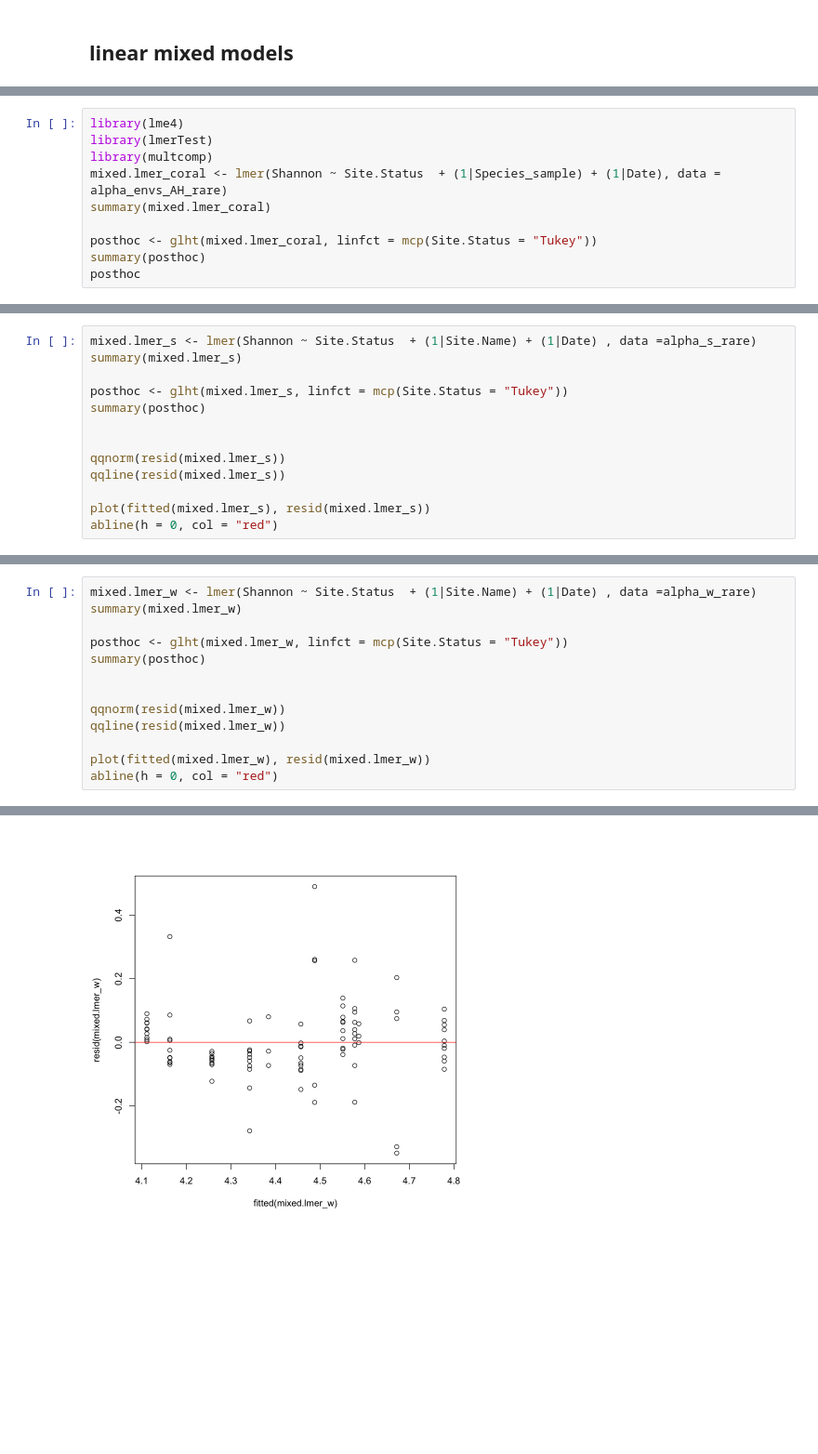
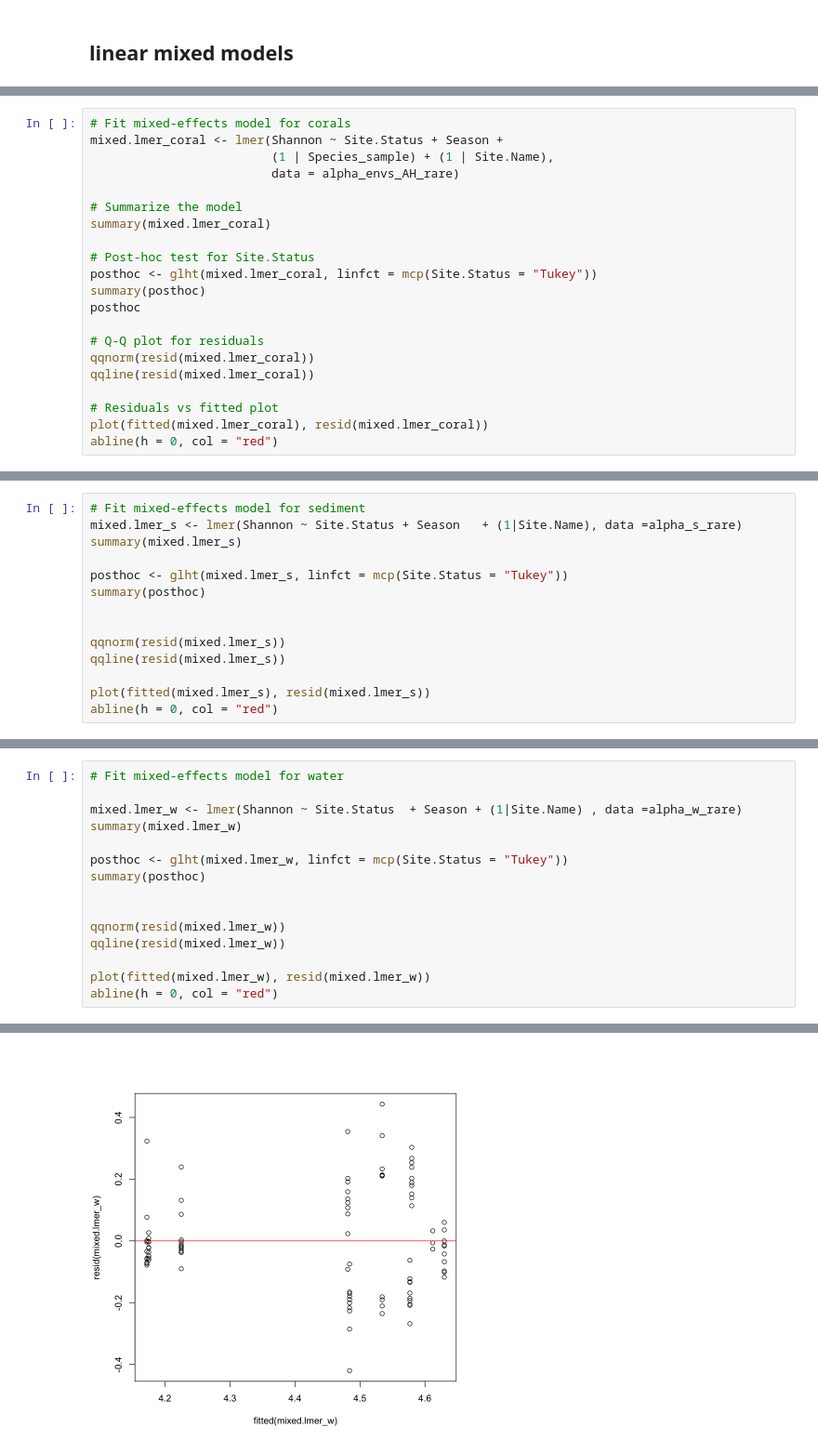
Before and after one commit to srosales712/SCTLD-zones, a Jupyter notebook: Alpha-diversity.ipynb, the cells around one changed output, grey strips where cells are left out. Shown at 93% size. Cells and saved outputs as stored; diff of their text form; blank space fills up the shorter version.

```diff
--- a/Alpha-diversity.ipynb
+++ b/Alpha-diversity.ipynb
@@ -1020,13 +708,24 @@ packageVersion("multcomp")
 # %%
-library(lme4)
-library(lmerTest)
-library(multcomp)
-mixed.lmer_coral <- lmer(Shannon ~ Site.Status  + (1|Species_sample) + (1|Date), data = alpha_envs_AH_rare)
+# Fit mixed-effects model for corals
+mixed.lmer_coral <- lmer(Shannon ~ Site.Status + Season +
+                         (1 | Species_sample) + (1 | Site.Name),
+                         data = alpha_envs_AH_rare)
+
+# Summarize the model
 summary(mixed.lmer_coral)
 
+# Post-hoc test for Site.Status
 posthoc <- glht(mixed.lmer_coral, linfct = mcp(Site.Status = "Tukey"))
 summary(posthoc)
 posthoc
+
+# Q-Q plot for residuals
+qqnorm(resid(mixed.lmer_coral))
+qqline(resid(mixed.lmer_coral))
+
+# Residuals vs fitted plot
+plot(fitted(mixed.lmer_coral), resid(mixed.lmer_coral))
+abline(h = 0, col = "red")
 # %% [output]
 Linear mixed model fit by REML. t-tests use Satterthwaite's method [
 lmerModLmerTest]
@@ -1083,5 +775,6 @@ abline(h = 0, col = "red")
 # %%
-mixed.lmer_s <- lmer(Shannon ~ Site.Status  + (1|Site.Name) + (1|Date) , data =alpha_s_rare)
+# Fit mixed-effects model for sediment
+mixed.lmer_s <- lmer(Shannon ~ Site.Status + Season   + (1|Site.Name), data =alpha_s_rare)
 summary(mixed.lmer_s)
 
 posthoc <- glht(mixed.lmer_s, linfct = mcp(Site.Status = "Tukey"))
@@ -1132,5 +826,7 @@ Signif. codes:  0 ‘***’ 0.001 ‘**’ 0.01 ‘*’ 0.05 ‘.’ 0.1 ‘ ’
 # %%
-mixed.lmer_w <- lmer(Shannon ~ Site.Status  + (1|Site.Name) + (1|Date) , data =alpha_w_rare)
+# Fit mixed-effects model for water
+
+mixed.lmer_w <- lmer(Shannon ~ Site.Status  + Season + (1|Site.Name) , data =alpha_w_rare)
 summary(mixed.lmer_w)
 
 posthoc <- glht(mixed.lmer_w, linfct = mcp(Site.Status = "Tukey"))
@@ -1178 +876 @@ Endemic - Epidemic == 0     -0.1579     0.2358  -0.670    0.781
-[figure, old version]
+[figure, new version]
```
Also changed, not shown: parts of 58 cells of this notebook.
